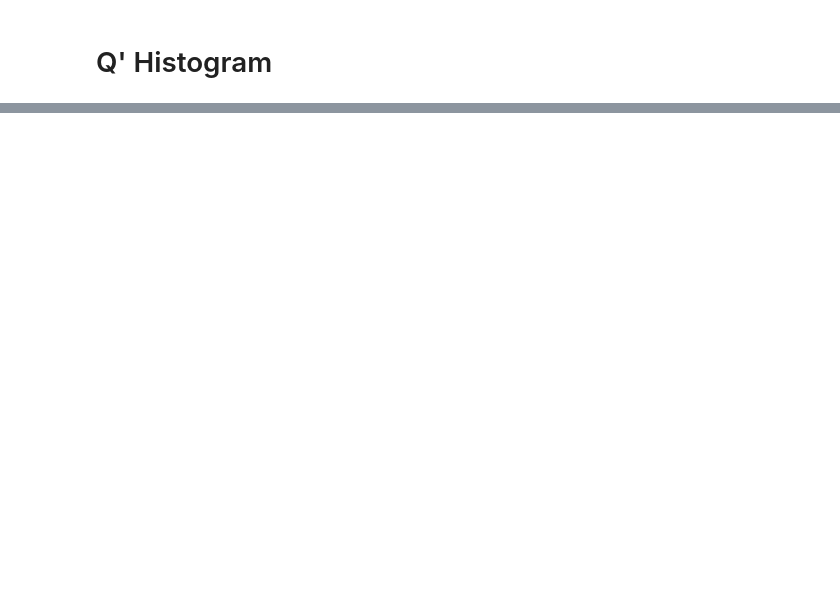
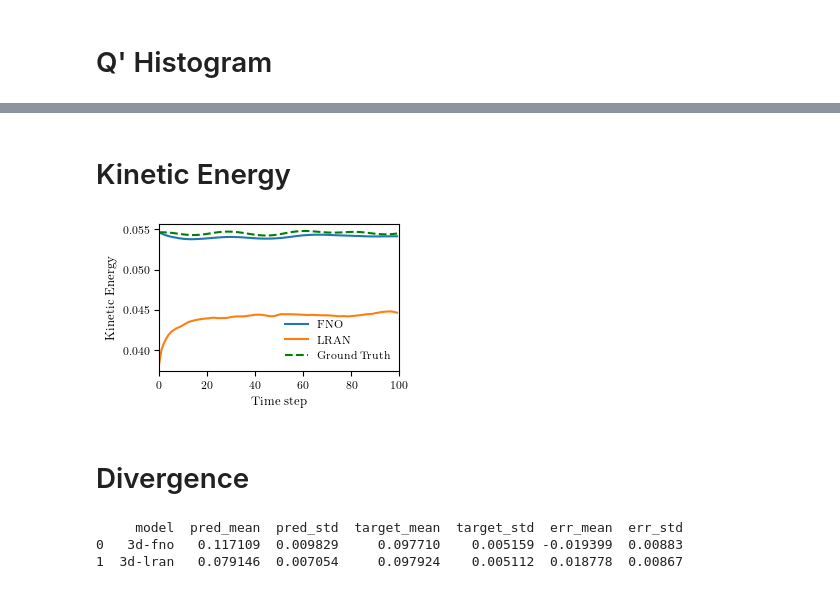
Before and after one commit to tmarkmann/RBC-PINN-Surrogate, a Jupyter notebook: notebooks/tm-7-3D-results.ipynb, the cells around one changed output, grey strips where cells are left out. Drawn from its saved outputs; the diff is of its cells as text; code cells hidden in the pictures; blank space fills up the shorter version.

```diff
--- a/notebooks/tm-7-3D-results.ipynb
+++ b/notebooks/tm-7-3D-results.ipynb
@@ -347,0 +350,72 @@ plot_qprime_pdf_group(df_agg, ra=2500, height=26, legend=False)
+# %% [markdown]
+# Kinetic Energy
+# %%
+df = pd.concat(
+    [
+        get_df(m, "kinetic-energy", r, seed)
+        for m in models
+        for r in ras
+        for seed in seeds
+    ],
+    ignore_index=True,
+)
+
+RA = 2500
+df = df[df["ra"] == RA]
+
+# get mean per step and nodel
+mean_df = df.groupby(["step", "model"], as_index=False)[
+    ["kin_pred", "kin_target"]
+].mean()
+
+# get per model
+mean_df_lran = mean_df[mean_df["model"] == "3d-lran"]
+mean_df_fno = mean_df[mean_df["model"] == "3d-fno"]
+
+
+fig, ax = plt.subplots(figsize=set_size(455, fraction=0.5))
+plt.plot(mean_df_fno["step"], mean_df_fno["kin_pred"], label="FNO")
+plt.plot(mean_df_lran["step"], mean_df_lran["kin_pred"], label="LRAN")
+plt.plot(mean_df_fno["step"], mean_df_fno["kin_target"], "g--", label="Ground Truth")
+
+
+ax.set_xlabel(r"Time step")
+ax.set_ylabel(r"Kinetic Energy")
+# ax.set_title(rf"Rayleigh number ($\mathrm{{Ra}}={RA:.0e}$)")
+# ax.set_ylim(bottom=0.015, top=0.023)
+ax.set_xlim(left=0, right=100)
+ax.legend(frameon=False)
+fig.tight_layout(pad=0.5)
+
+fig.savefig(f"{OUT}/kinetic.pdf")
+# %% [output]
+[figure, added]
+# %% [markdown]
+# Divergence
+# %%
+df = pd.concat(
+    [get_df(m, "divergence", r, seed) for m in models for r in ras for seed in seeds],
+    ignore_index=True,
+)
+
+RA = 2500
+df = df[df["ra"] == RA]
+
+# compute div error
+df["err"] = df["div_target_rms"] - df["div_pred_rms"]
+
+df = df.groupby(["model"], as_index=False).agg(
+    pred_mean=("div_pred_rms", "mean"),
+    pred_std=("div_pred_rms", "std"),
+    target_mean=("div_target_rms", "mean"),
+    target_std=("div_target_rms", "std"),
+    err_mean=("err", "mean"),
+    err_std=("err", "std"),
+)
+
+
+print(df)
+# %% [output]
+     model  pred_mean  pred_std  target_mean  target_std  err_mean  err_std
+0   3d-fno   0.117109  0.009829     0.097710    0.005159 -0.019399  0.00883
+1  3d-lran   0.079146  0.007054     0.097924    0.005112  0.018778  0.00867
```
Also changed, not shown: parts of 6 cells of this notebook, 7 other files.
